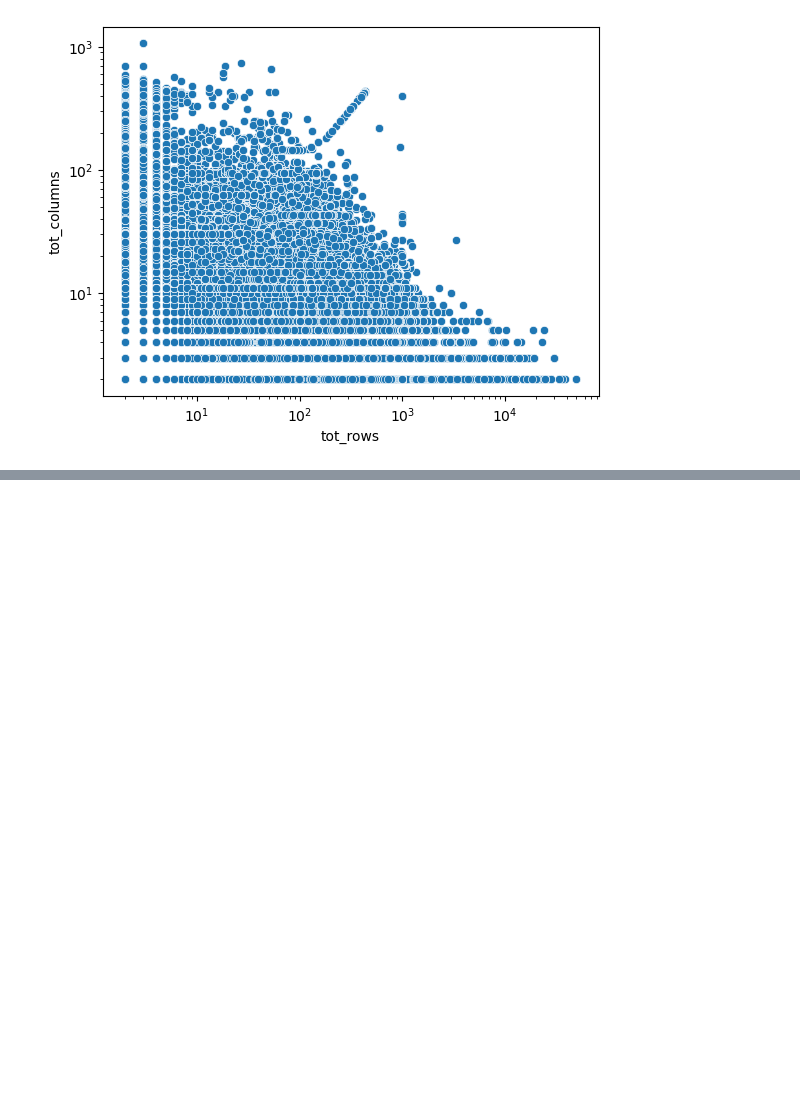
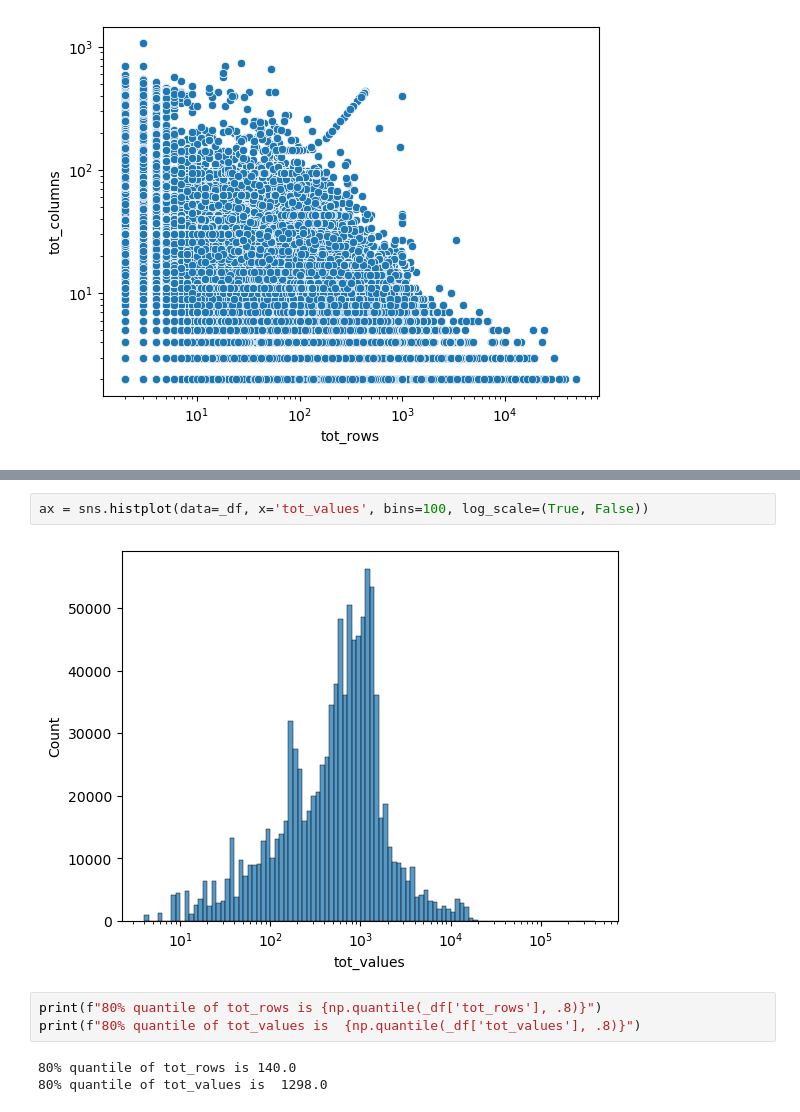
Before and after one commit to rcap107/study-gittables, a Jupyter notebook: notebooks/aggregate-study.ipynb, the cells around one changed output, grey strips where cells are left out. Cells and saved outputs as stored; diff of their text form; blank space fills up the shorter version.

```diff
--- a/notebooks/aggregate-study.ipynb
+++ b/notebooks/aggregate-study.ipynb
@@ -123,0 +113,10 @@ np.quantile(_df['tot_rows'], .8)
+# %%
+ax = sns.histplot(data=_df, x='tot_values', bins=100, log_scale=(True, False))
+# %% [output]
+[figure, added]
+# %%
+print(f"80% quantile of tot_rows is {np.quantile(_df['tot_rows'], .8)}")
+print(f"80% quantile of tot_values is  {np.quantile(_df['tot_values'], .8)}")
+# %% [output]
+80% quantile of tot_rows is 140.0
+80% quantile of tot_values is  1298.0
```
Also changed, not shown: parts of 8 cells of this notebook.
